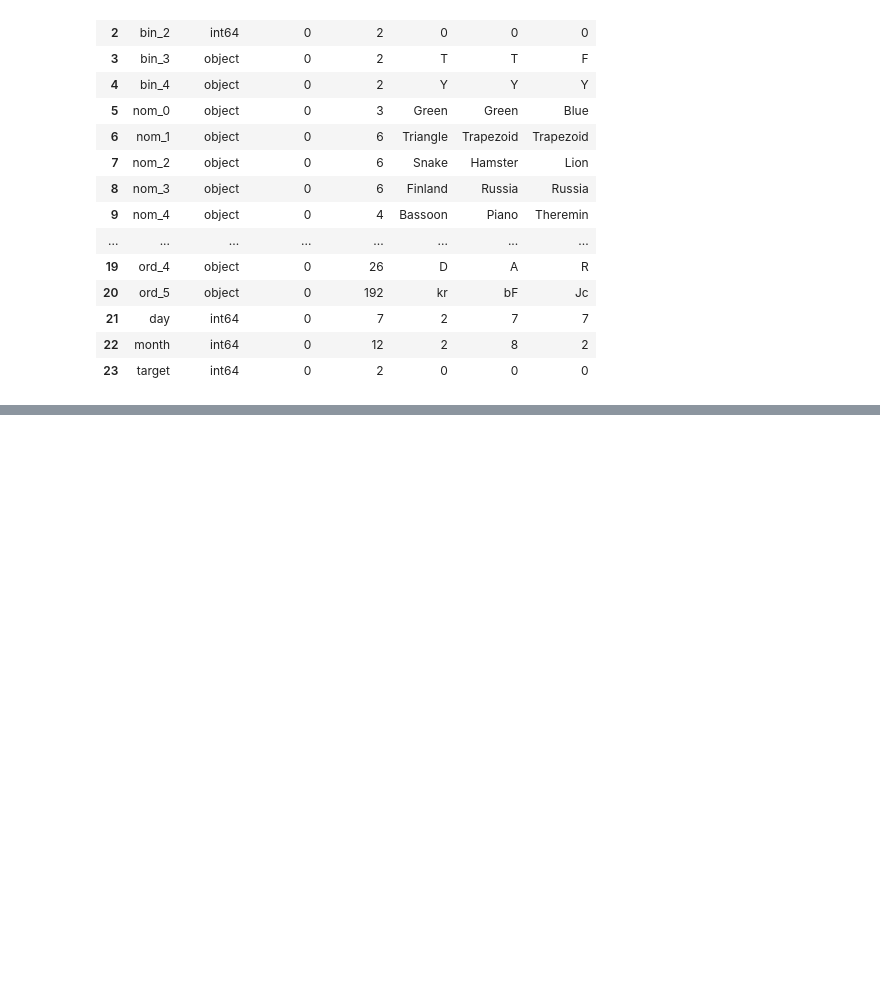
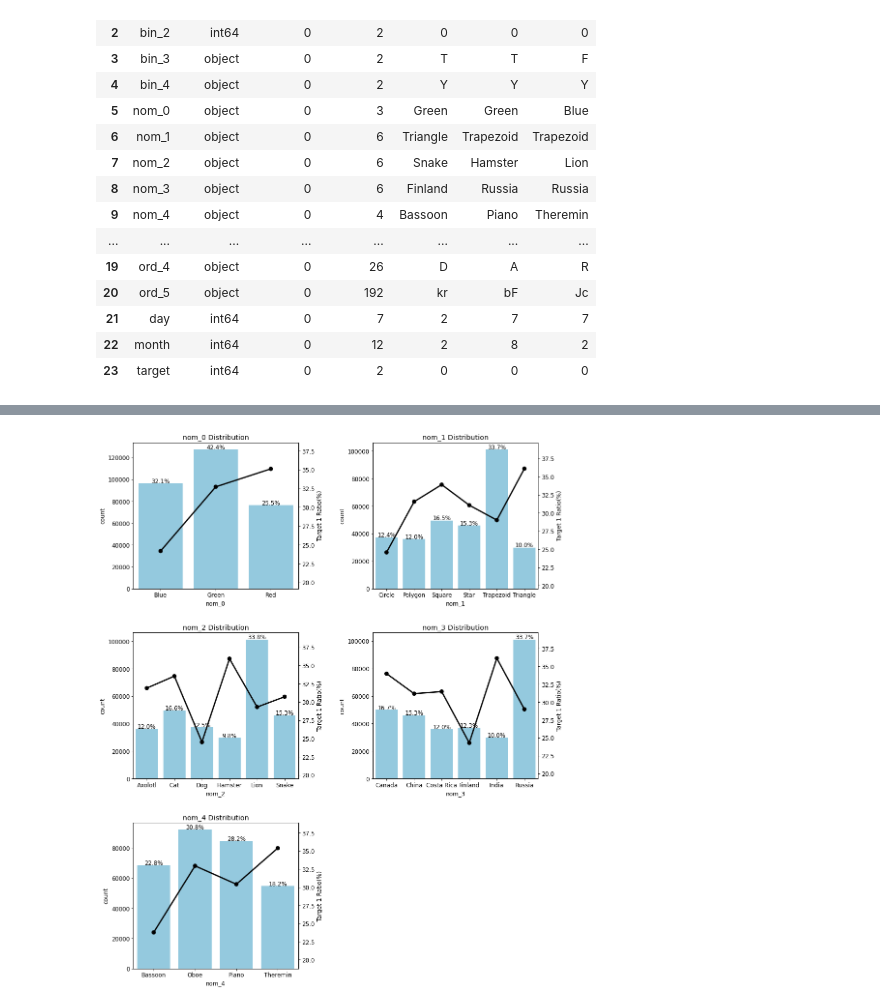
Before and after one commit to SunBinHong00/STUDY-musthave_mldl_problem_solving, a Jupyter notebook: 07장/Kaggle_Categocical_Feature_Encoding.ipynb, the cells around one changed output, grey strips where cells are left out. Drawn from its saved outputs; the diff is of its cells as text; code cells hidden in the pictures; blank space fills up the shorter version.

```diff
--- a/07장/Kaggle_Categocical_Feature_Encoding.ipynb
+++ b/07장/Kaggle_Categocical_Feature_Encoding.ipynb
@@ -119,0 +254,4 @@ resumetable(df)
+# %%
+crosstab = pd.crosstab(df['nom_0'], df['target'], normalize='index') * 100
+crosstab = crosstab.reset_index()
+crosstab
@@ -119,0 +263,7 @@ resumetable(df)
+# %%
+def get_crosstab(df, feature):
+    crosstab = pd.crosstab(df[feature], df['target'], normalize='index') * 100
+    crosstab = crosstab.reset_index()
+    return crosstab
+
+get_crosstab(df,'nom_3')
@@ -119,0 +327,5 @@ resumetable(df)
+# %%
+nom_features = ['nom_0', 'nom_1', 'nom_2', 'nom_3', 'nom_4'] # 명목형 피처
+plot_cat_dist_with_true_ratio(df, nom_features, num_rows=3, num_cols=2)
+# %% [output]
+[figure, added]
```
Also changed, not shown: parts of 42 cells of this notebook.
